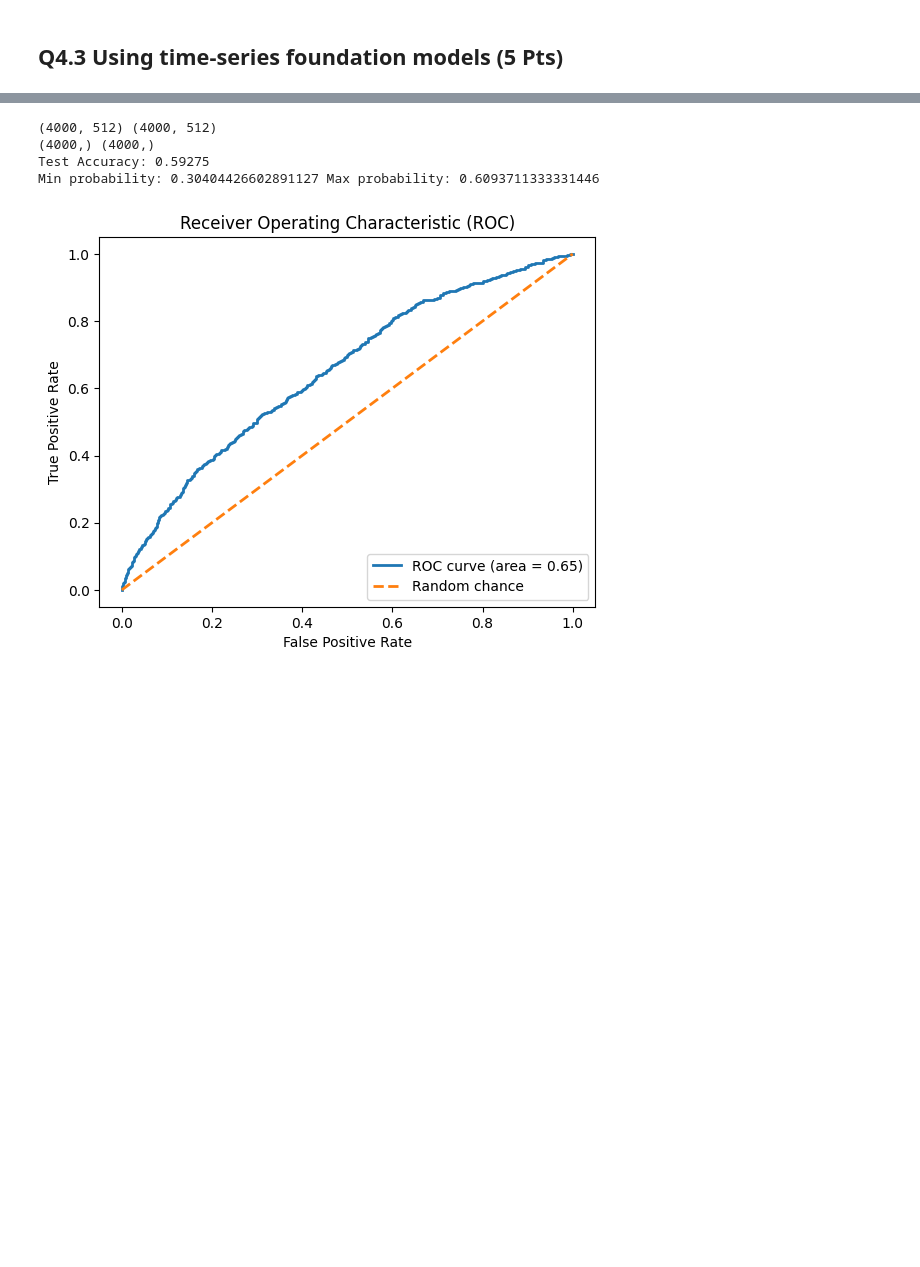
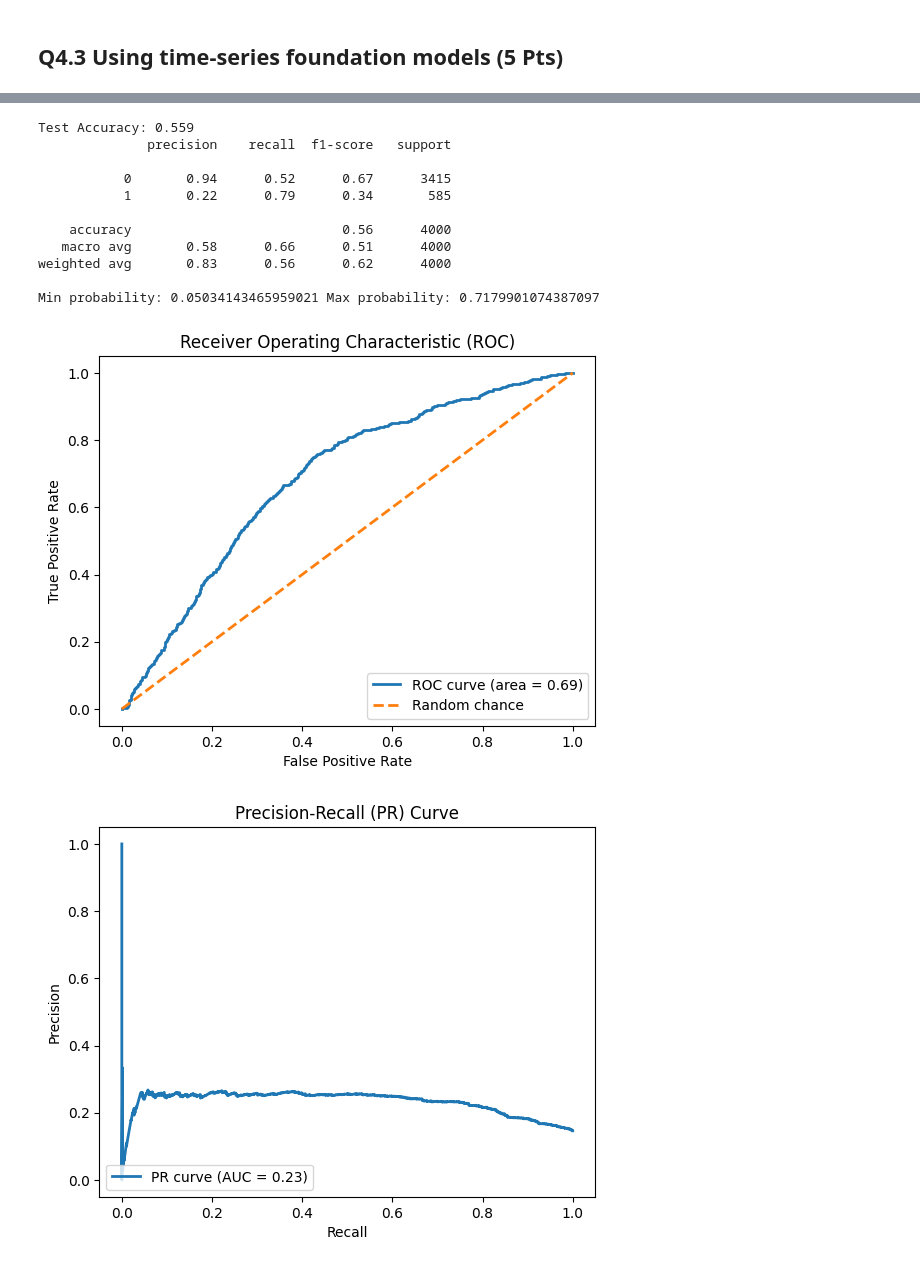
Before and after one commit to gardonig/hcml_projects, a Jupyter notebook: task_1/foundation_models.ipynb, the cells around one changed output, grey strips where cells are left out. Cells and saved outputs as stored; diff of their text form; code cells hidden in the pictures; blank space fills up the shorter version.

```diff
--- a/task_1/foundation_models.ipynb
+++ b/task_1/foundation_models.ipynb
@@ -341,7 +354,7 @@ def compute_bun_creatinine_ratio(row):
     return row['BUN'] / row['Creatinine'] if row['Creatinine'] > 0 else None
 # %%
 print(os.getcwd())
-raw_val = pd.read_csv('hcml_projects/task_1/dataframes/raw_val.csv')
+raw_val = pd.read_csv('dataframes/raw_val.csv')
 raw_val.groupby('PatientID')
 patientID = raw_val["PatientID"][0]
 print(patientID)
@@ -783,14 +1202,13 @@ plt.show()
 # %%
-import torch
-from chronos import ChronosPipeline
 
 pipeline = ChronosPipeline.from_pretrained(
   "amazon/chronos-t5-small",
   device_map="cuda",
   torch_dtype=torch.bfloat16,
 )
-trainTimeSeriesDF = extractDF('hcml_projects/task_1/dataframes/raw_train.csv', 'ml4h_data/p1/Outcomes-a.txt')[1]
-testTimeSeriesDF = extractDF('hcml_projects/task_1/dataframes/raw_test.csv', 'ml4h_data/p1/Outcomes-c.txt')[1]
+
+trainPatientsDF, trainTimeSeriesDF = extractDF('hcml_projects/task_1/dataframes/raw_train.csv', 'ml4h_data/p1/Outcomes-a.txt')
+testPatientsDF, testTimeSeriesDF = extractDF('hcml_projects/task_1/dataframes/raw_test.csv', 'ml4h_data/p1/Outcomes-c.txt')
 # %%
 print(trainTimeSeriesDF.iloc[0])
 # %% [output]
@@ -855,7 +1273,8 @@ def getChronosEmbedding(timeSeriesDF, columns=['APACHE_II'], aggregation='mean')
 
     return embeddingTimeSeriesDF
 # %%
-columns = ['APACHE_II', 'SOFA', 'PF_Ratio', 'OxygenationIndex', 'BUN_Creatinine_Ratio', 'ShockIndex', 'MAP_Calc']
+# columns = ['APACHE_II', 'SOFA', 'PF_Ratio', 'OxygenationIndex', 'BUN_Creatinine_Ratio', 'ShockIndex', 'MAP_Calc']
+columns = ['APACHE_II', 'SOFA']
 trainTSEmbeddingsDF = getChronosEmbedding(trainTimeSeriesDF, columns)
 testTSEmbeddingsDF = getChronosEmbedding(testTimeSeriesDF, columns)
 
@@ -888,54 +1307,66 @@ print(TStestDF.head(5))
 # %%
 from sklearn.linear_model import LogisticRegression
 from sklearn.metrics import accuracy_score, classification_report
-from sklearn.metrics import roc_curve, auc
+from sklearn.metrics import roc_curve, auc, precision_recall_curve, average_precision_score
 
 X_train = np.array([np.array(x) for x in TStrainDF['Embedding']])
 X_test = np.array([np.array(x) for x in TStestDF['Embedding']])
 y_train = TStrainDF['Death'].values
 y_test = TStestDF['Death'].values
 
-print(X_train.shape, X_test.shape)
-print(y_train.shape, y_test.shape)
-
 model = LogisticRegression(max_iter=1000, class_weight='balanced')  # increase max_iter if needed
 model.fit(X_train, y_train)
 
 # Evaluate the model on the test set
-# custom_threshold = 0.55
-# y_pred_custom = (y_pred_proba >= custom_threshold).astype(int)
-
 y_pred = model.predict(X_test)
 
 accuracy = accuracy_score(y_test, y_pred)
-# custom_accuracy = accuracy_score(y_test, y_pred_custom)
 print("Test Accuracy:", accuracy)
-# print('Custom threshold accuracy: ', custom_accuracy)
-# print(y_pred_custom, y_test)
-# print(np.sum(y_pred==y_test))
-# print(np.sum(y_pred_custom == 1))
+
+print(classification_report(y_test, y_pred))
 
 y_pred_proba = model.predict_proba(X_test)[:, 1]
 print("Min probability:", y_pred_proba.min(), "Max probability:", y_pred_proba.max())
 
 # Compute the false positive rate, true positive rate, and thresholds
 fpr, tpr, thresholds = roc_curve(y_test, y_pred_proba)
 roc_auc = auc(fpr, tpr)
 
 import matplotlib.pyplot as plt
 
 plt.figure()
 plt.plot(fpr, tpr, lw=2, label='ROC curve (area = {:.2f})'.format(roc_auc))
 plt.plot([0, 1], [0, 1], lw=2, linestyle='--', label='Random chance')
 plt.xlabel('False Positive Rate')
 plt.ylabel('True Positive Rate')
 plt.title('Receiver Operating Characteristic (ROC)')
 plt.legend(loc='lower right')
 plt.show()
+
+precision, recall, pr_thresholds = precision_recall_curve(y_test, y_pred_proba)
+ap = average_precision_score(y_test, y_pred_proba)
+prc_auc = auc(recall, precision)
+
+# Plot the Precision-Recall curve
+plt.figure()
+plt.plot(recall, precision, lw=2, label='PR curve (AUC = {:.2f})'.format(prc_auc))
+plt.xlabel('Recall')
+plt.ylabel('Precision')
+plt.title('Precision-Recall (PR) Curve')
+plt.legend(loc='lower left')
+plt.show()
 # %% [output]
-(4000, 512) (4000, 512)
-(4000,) (4000,)
-Test Accuracy: 0.59275
-Min probability: 0.30404426602891127 Max probability: 0.6093711333331446
+Test Accuracy: 0.559
+              precision    recall  f1-score   support
+
+           0       0.94      0.52      0.67      3415
+           1       0.22      0.79      0.34       585
+
+    accuracy                           0.56      4000
+   macro avg       0.58      0.66      0.51      4000
+weighted avg       0.83      0.56      0.62      4000
+
+Min probability: 0.05034143465959021 Max probability: 0.7179901074387097
-[figure, old version]
+[figure, new version]
+[figure, added]
 # %%
```
Also changed, not shown: parts of 23 cells of this notebook.
